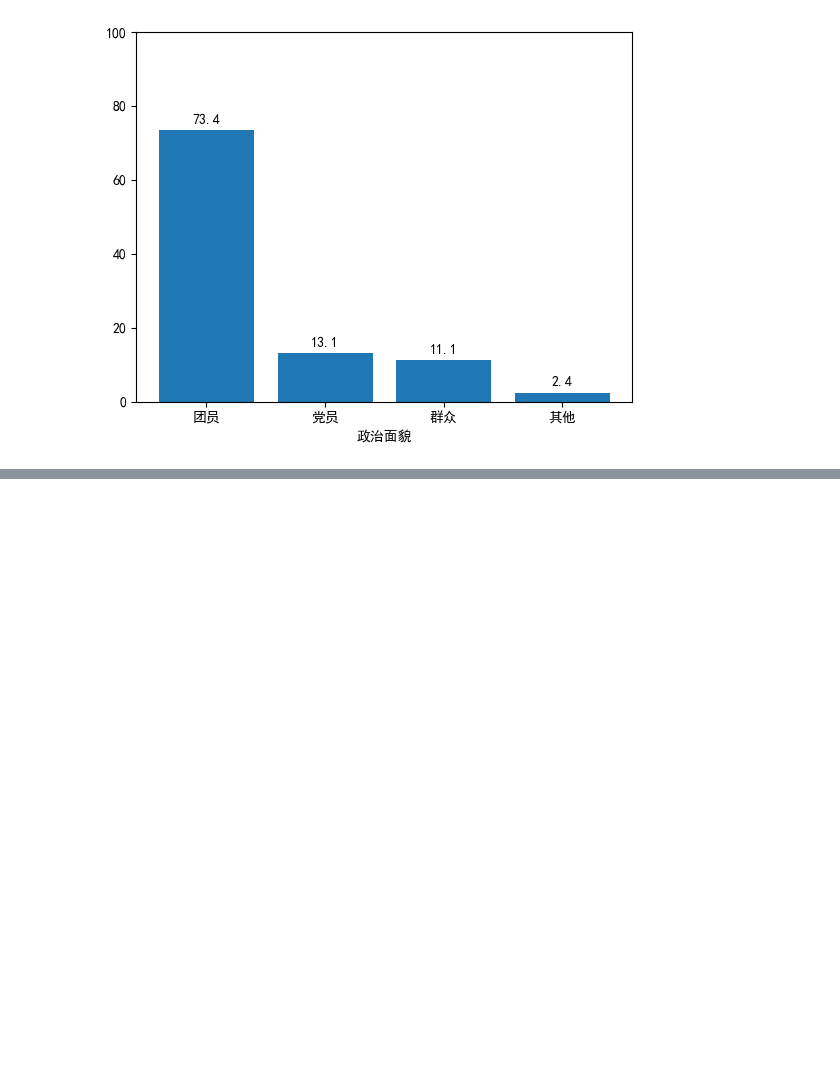
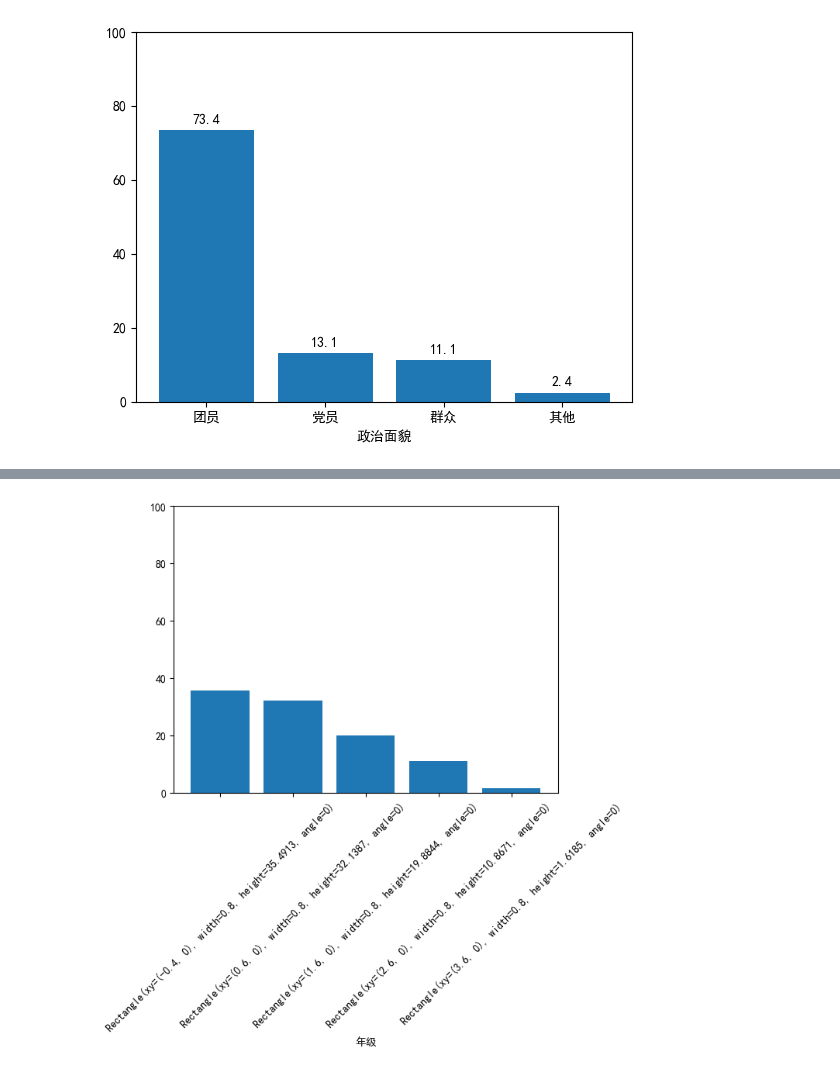
Before and after one commit to 1065953416/homework, a Jupyter notebook: 07-description.ipynb, the cells around one changed output, grey strips where cells are left out. Saved outputs shown, nothing was run; the diff lists cells and outputs as text; code cells hidden in the pictures; blank space fills up the shorter version.

```diff
--- a/07-description.ipynb
+++ b/07-description.ipynb
@@ -35,0 +53,6 @@ plt.show()
+# %%
+import mytools
+df2,meta = mytools.读取SPSS数据(R"data\identity.sav")
+mytools.绘制单个类别变量柱状图(df2,"年级")
+# %% [output]
+[figure, added]
```
Also changed, not shown: parts of 3 cells of this notebook, 1 other file.
